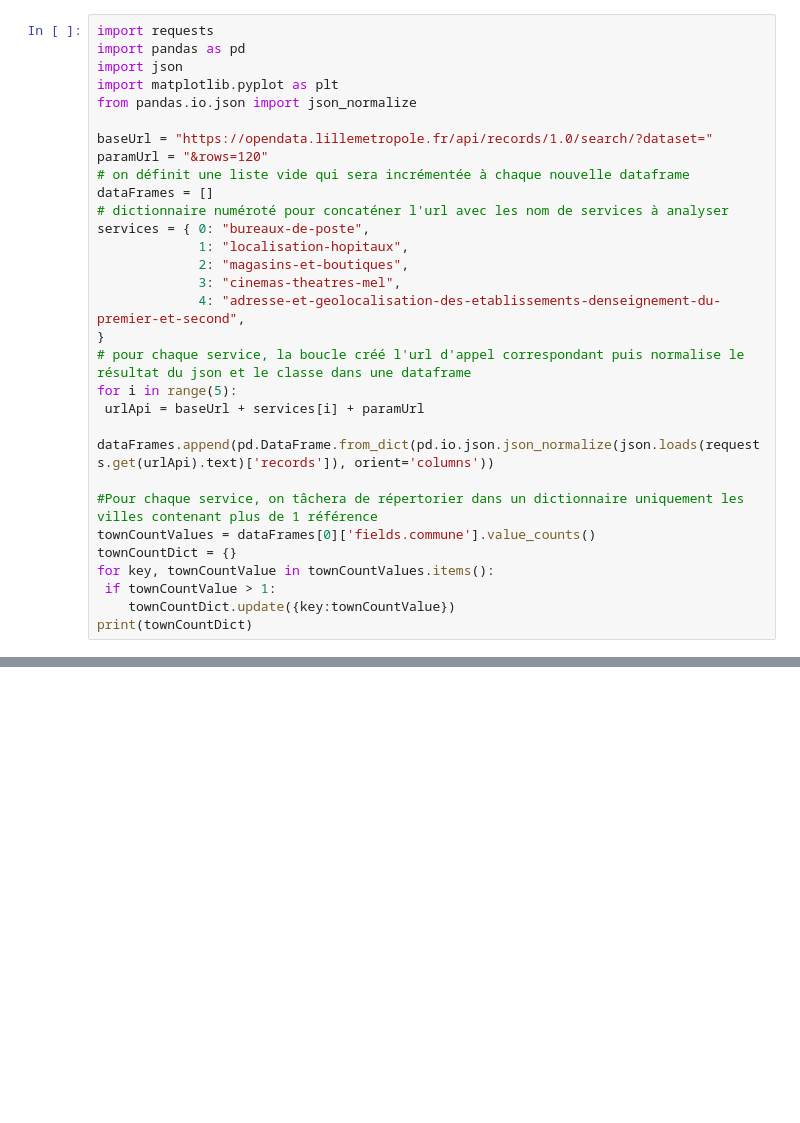
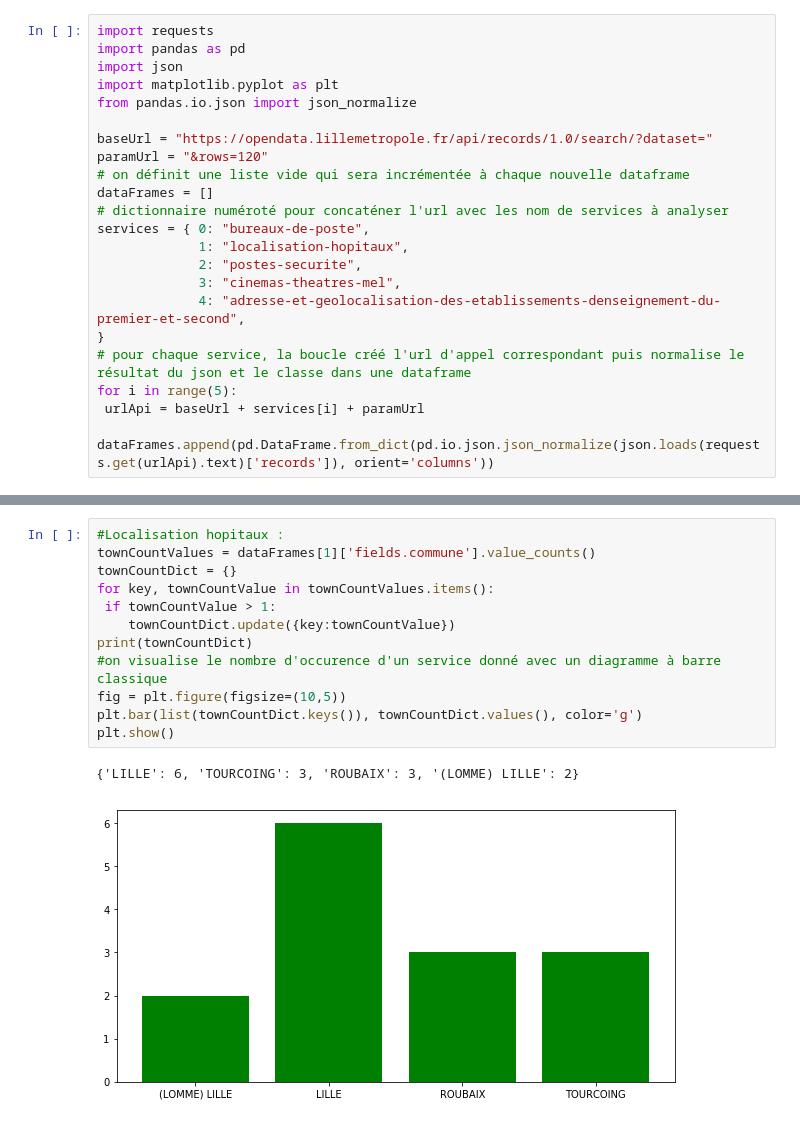
Before and after one commit to stavroguine/PyViz, a Jupyter notebook: PyViz - Visualisation .ipynb, the cells around one changed output, grey strips where cells are left out. Cells and saved outputs as stored; diff of their text form; blank space fills up the shorter version.

```diff
--- a/PyViz - Visualisation .ipynb
+++ b/PyViz - Visualisation .ipynb
@@ -12,7 +12,7 @@ dataFrames = []
 # dictionnaire numéroté pour concaténer l'url avec les nom de services à analyser
 services = { 0: "bureaux-de-poste",
              1: "localisation-hopitaux",
-             2: "magasins-et-boutiques",
+             2: "postes-securite",
              3: "cinemas-theatres-mel",
              4: "adresse-et-geolocalisation-des-etablissements-denseignement-du-premier-et-second",
 }
@@ -20,11 +20,3 @@ services = { 0: "bureaux-de-poste",
 for i in range(5):
  urlApi = baseUrl + services[i] + paramUrl
  dataFrames.append(pd.DataFrame.from_dict(pd.io.json.json_normalize(json.loads(requests.get(urlApi).text)['records']), orient='columns'))
-
-#Pour chaque service, on tâchera de répertorier dans un dictionnaire uniquement les villes contenant plus de 1 référence
-townCountValues = dataFrames[0]['fields.commune'].value_counts()
-townCountDict = {}
-for key, townCountValue in townCountValues.items():
- if townCountValue > 1:
-    townCountDict.update({key:townCountValue})
-print(townCountDict)
@@ -32,0 +39,15 @@ print(townCountDict)
+# %%
+#Localisation hopitaux :
+townCountValues = dataFrames[1]['fields.commune'].value_counts()
+townCountDict = {}
+for key, townCountValue in townCountValues.items():
+ if townCountValue > 1:
+    townCountDict.update({key:townCountValue})
+print(townCountDict)
+#on visualise le nombre d'occurence d'un service donné avec un diagramme à barre classique
+fig = plt.figure(figsize=(10,5))
+plt.bar(list(townCountDict.keys()), townCountDict.values(), color='g')
+plt.show()
+# %% [output]
+{'LILLE': 6, 'TOURCOING': 3, 'ROUBAIX': 3, '(LOMME) LILLE': 2}
+[figure, added]
```
Also changed, not shown: parts of 5 cells of this notebook.
